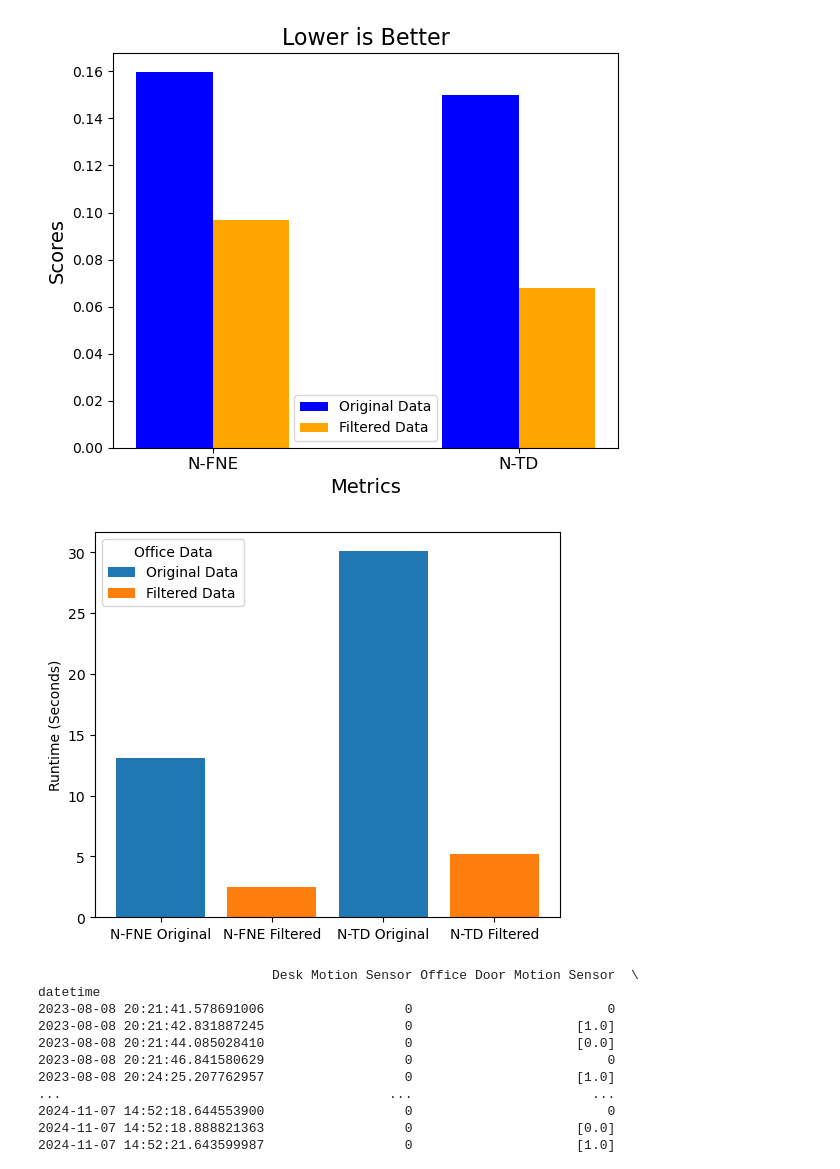
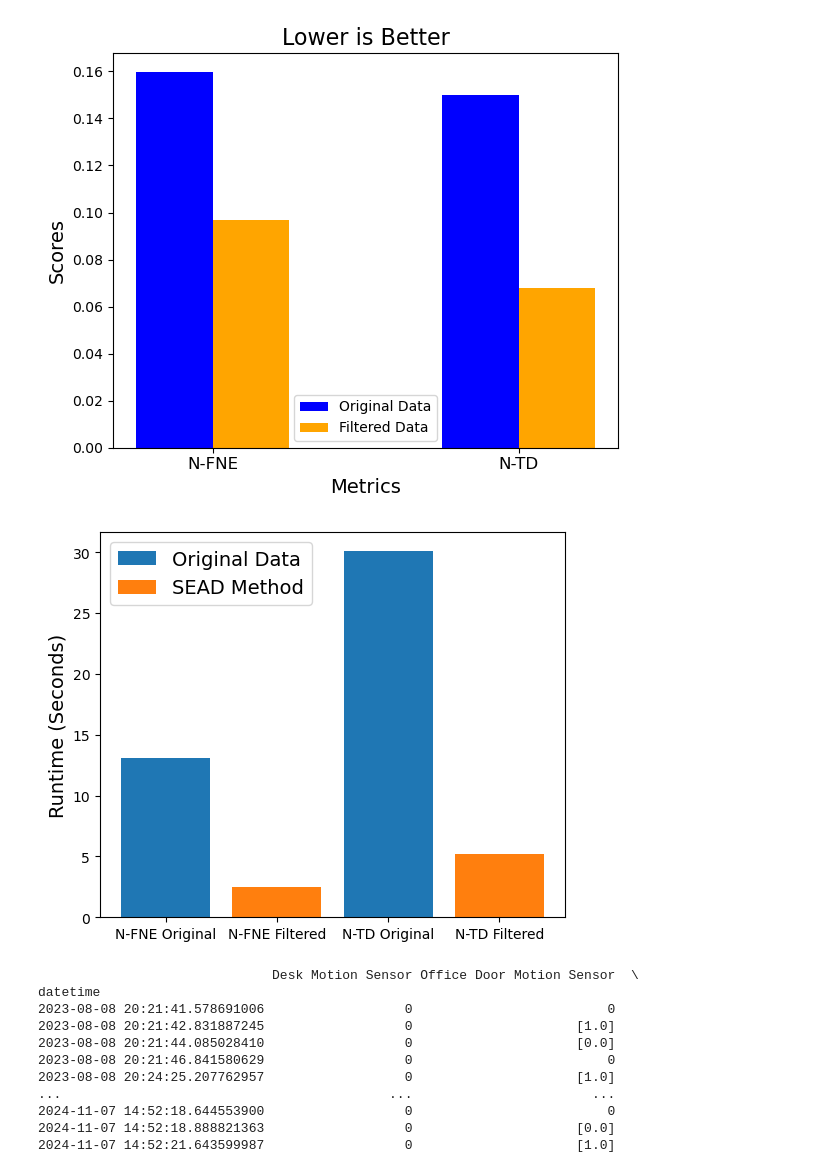
Before and after one commit to AsifTanvir/SEAD-analysis, a Jupyter notebook: Office_data_analysis.ipynb, the cells around one changed output. Drawn from its saved outputs; the diff is of its cells as text; code cells hidden in the pictures.

Commit message:
updated plots

```diff
--- a/Office_data_analysis.ipynb
+++ b/Office_data_analysis.ipynb
@@ -754,37 +754,38 @@ functions = ['N-FNE Original', 'N-FNE Filtered', 'N-TD Original', 'N-TD Filtered
 # # Runtime for TD original Data
 # start_time = time.time()
 # time_delta(combined_office_data, td_adjacency_matrix)
 # end_time = time.time()
 
 # runtime3 = end_time - start_time
 # runtimes.append(runtime3)
 
 # # Runtime for TD filtered data
 # start_time = time.time()
 # fd2 = anomaly_detection_and_removal(combined_office_data, '4h')
 # time_delta(fd2, td_adjacency_matrix_filtered)
 # end_time = time.time()
 
 # runtime4 = end_time - start_time
 # runtimes.append(runtime4)
 
 # print(runtimes)
 
 runtimes = [13.089284420013428, 2.487198829650879, 30.147459506988525, 5.232787370681763]
 
 fig, ax = plt.subplots(figsize=(6, 5))
-bar_labels = ['Original Data', 'Filtered Data', '_Original Data', '_Filtered Data']
+bar_labels = ['Original Data', 'SEAD Method', '_Original Data', '_Filtered Data']
 bar_colors = ['tab:blue', 'tab:orange', 'tab:blue', 'tab:orange']
 
 ax.bar(functions, runtimes, label=bar_labels, color=bar_colors)
 
-ax.set_ylabel('Runtime (Seconds)')
+ax.set_ylabel('Runtime (Seconds)', fontsize=14)
 # ax.set_title('Runtime of different algorithms for regular and filtered data')
-ax.legend(title='Office Data')
+# ax.legend(title='Office Data', fontsize=14)
+ax.legend(loc='upper left', fontsize=14)
 plt.savefig("./Plots/Office_plots/office-runtime.png", dpi=300)
 plt.show()
 # %% [output]
-[figure, old version]
+[figure, new version]
 # %%
 ## Anomaly detection just based on the values - traditional method
 from scipy.stats import zscore
```
Also changed, not shown: parts of 1 cell of this notebook, 12 other files.
